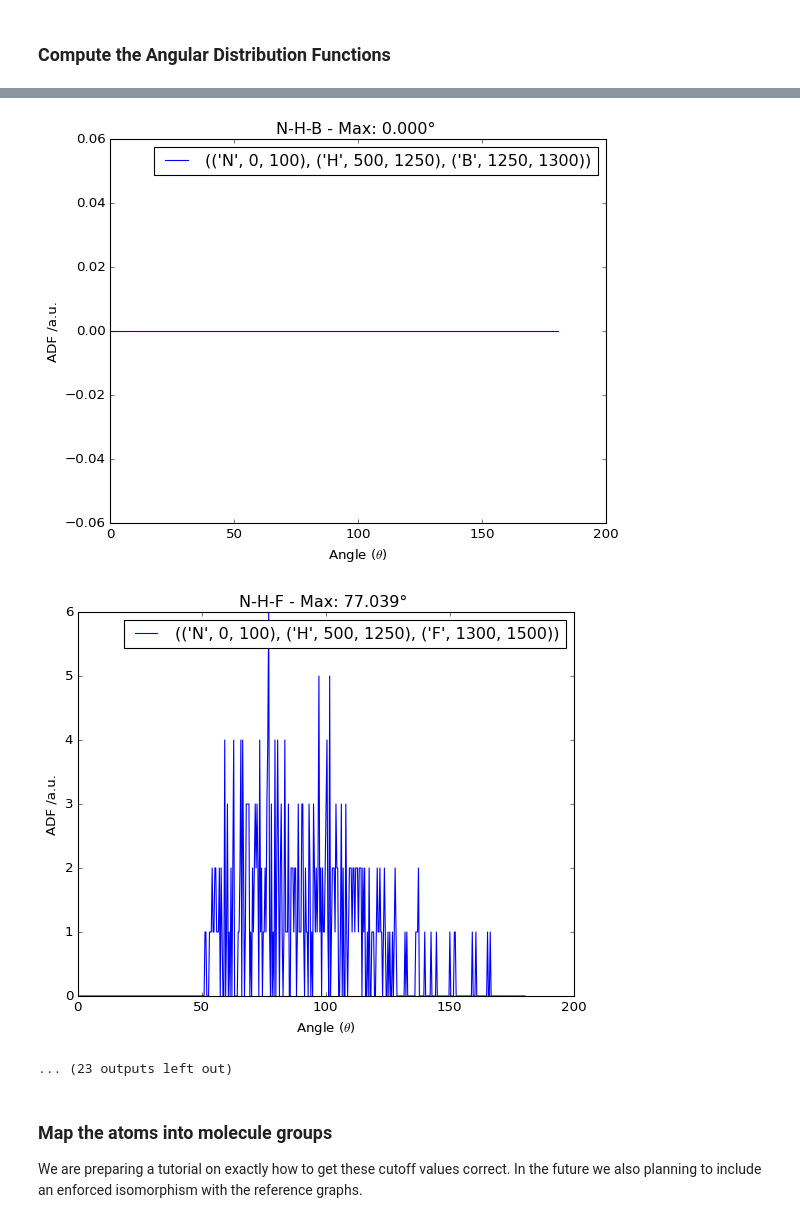
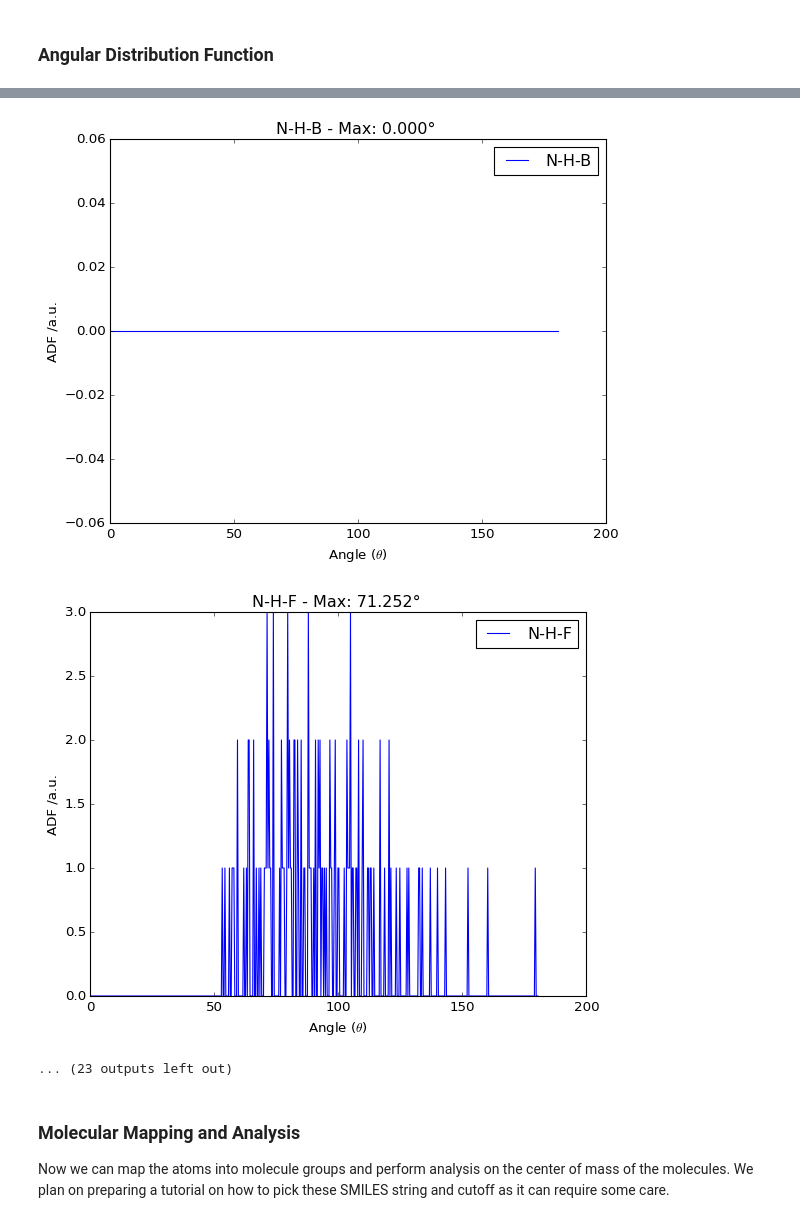
Before and after one commit to zincware/MDSuite, a Jupyter notebook: docs/source/_user_guide/bmim_bf4_example.ipynb, the cells around one changed output, grey strips where cells are left out. Cells and saved outputs as stored; diff of their text form; code cells hidden in the pictures.

```diff
--- a/docs/source/_user_guide/bmim_bf4_example.ipynb
+++ b/docs/source/_user_guide/bmim_bf4_example.ipynb
@@ -16,12 +12,11 @@ import time
 # %%
-start = time.time()
 filename = '/data/stovey/bmim_classical/nvtdump.lammpstrj'
 bmim_bf4 = mds.Experiment(analysis_name='bmim_bf4',
                           time_step=0.1,
                           temperature=300.0,
                           units='real',
                           cluster_mode=False,
-                         storage_path='/data/stovey/bmim_classical/')
-bmim_bf4.add_data(trajectory_file=filename)
+                          storage_path='/Users/samueltovey/work/Sam')
+#bmim_bf4.add_data(trajectory_file=filename)
 # %% [output]
 This experiment already exists! I'll load it up now.
@@ -74,7 +75,10 @@ bmim_bf4.run_computation.RadialDistributionFunction(plot=True, number_of_configu
 ... (4 outputs left out)
 # %% [markdown]
-### Compute the Angular Distribution Functions
+### Angular Distribution Function
 # %%
-bmim_bf4.run_computation.AngularDistributionFunction(batch_size=10, n_minibatches=100,
-                                                     n_confs=20, r_cut=3.0, use_tf_function=True)
+bmim_bf4.run_computation.AngularDistributionFunction(batch_size=10,
+                                                     n_minibatches=100,
+                                                     n_confs=7,
+                                                     r_cut=3.0,
+                                                     use_tf_function=True)
 # %% [output]
@@ -91,10 +95,10 @@ bmim_bf4.run_computation.AngularDistributionFunction(batch_size=10, n_minibatche
-[figure, old version]
+[figure, new version]
-[figure, old version]
+[figure, new version]
 ... (23 outputs left out)
-# %% [markdown]
-###  Map the atoms into molecule groups
-
-We are preparing a tutorial on exactly how to get these cutoff values correct. In the future we also planning to include an enforced isomorphism with the reference graphs.
+# %% [markdown]
+### Molecular Mapping and Analysis
+
+Now we can map the atoms into molecule groups and perform analysis on the center of mass of the molecules. We plan on preparing a tutorial on how to pick these SMILES string and cutoff as it can require some care.
 # %%
 mapper = MolecularMap(bmim_bf4, molecules={'bmim': {'smiles': 'CCCCN1C=C[N+](+C1)C', 'cutoff': 1.9},
                                            'bf4': {'smiles': '[B-](F)(F)(F)F', 'cutoff': 2.4}})
```
Also changed, not shown: parts of 17 cells of this notebook.
